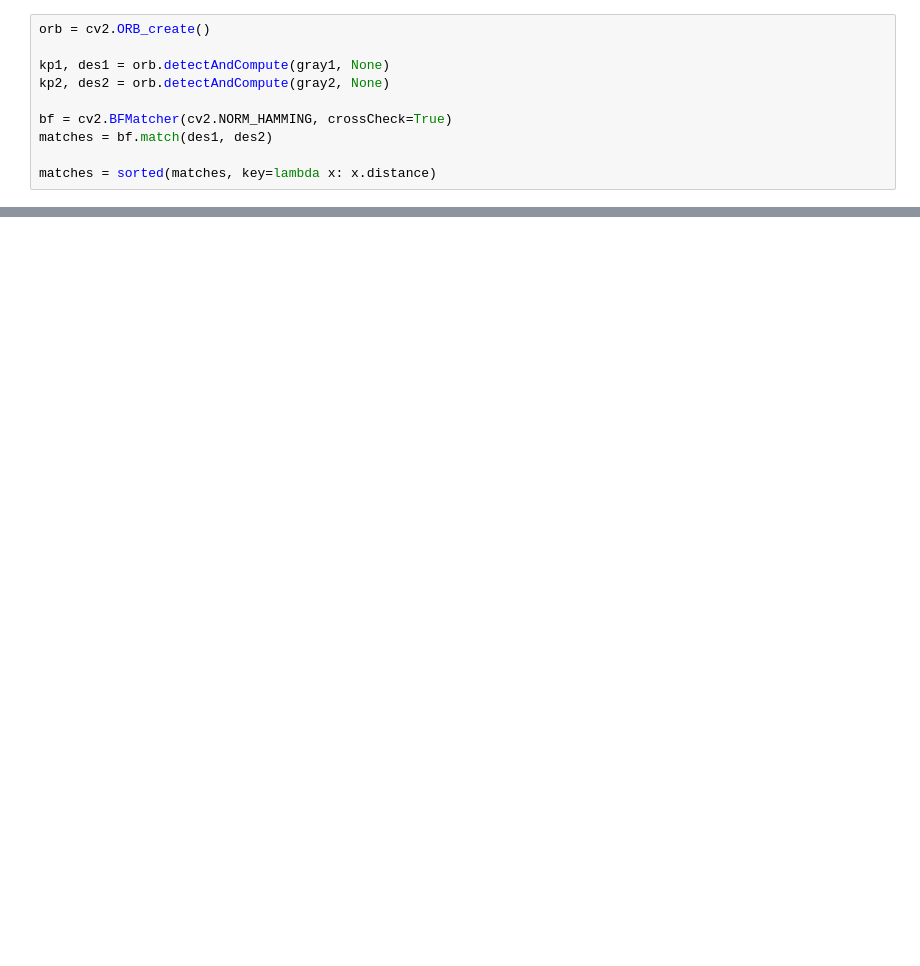
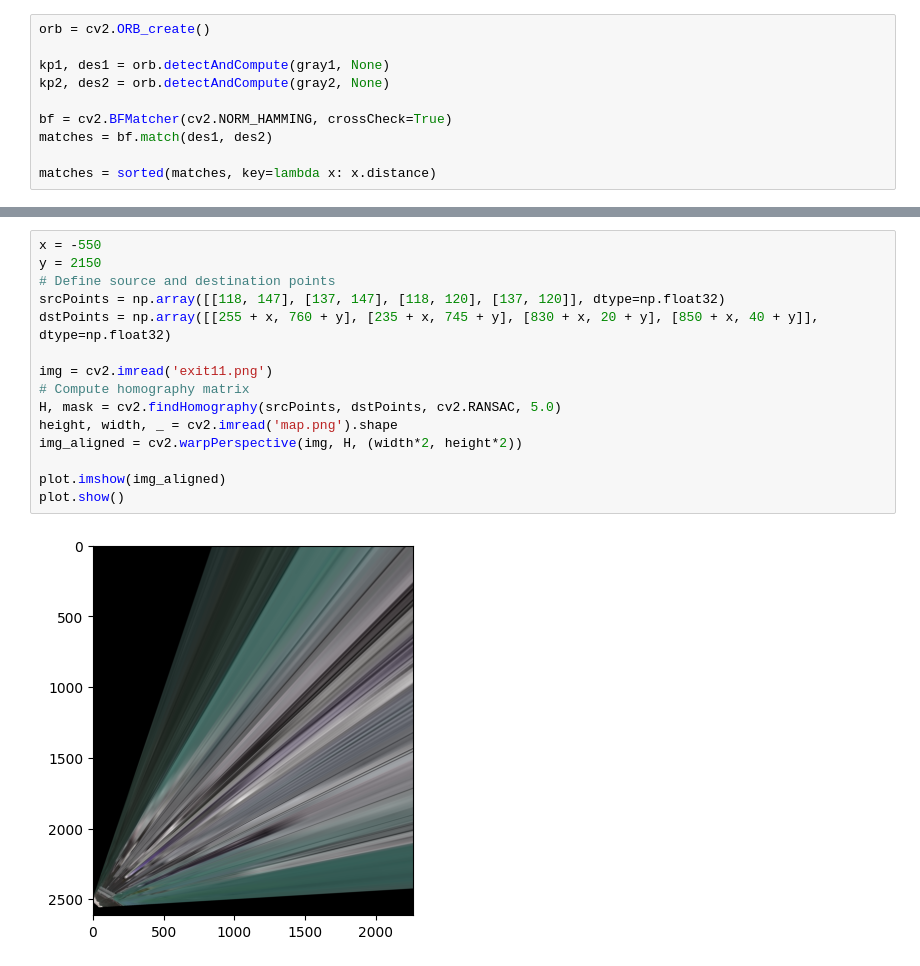
Before and after one commit to MicahMaphet/ai-osint-tracker, a Jupyter notebook: CameraMapper.ipynb, the cells around one changed output, grey strips where cells are left out. Cells and saved outputs as stored; diff of their text form; blank space fills up the shorter version.

```diff
--- a/CameraMapper.ipynb
+++ b/CameraMapper.ipynb
@@ -55,2 +44,19 @@ plot.show()
+# %%
+x = -550
+y = 2150
+# Define source and destination points
+srcPoints = np.array([[118, 147], [137, 147], [118, 120], [137, 120]], dtype=np.float32)
+dstPoints = np.array([[255 + x, 760 + y], [235 + x, 745 + y], [830 + x, 20 + y], [850 + x, 40 + y]], dtype=np.float32)
+
+img = cv2.imread('exit11.png')
+# Compute homography matrix
+H, mask = cv2.findHomography(srcPoints, dstPoints, cv2.RANSAC, 5.0)
+height, width, _ = cv2.imread('map.png').shape
+img_aligned = cv2.warpPerspective(img, H, (width*2, height*2))
+
+plot.imshow(img_aligned)
+plot.show()
+# %% [output]
+[figure, added]
 # %%
 cv2.imwrite('matches.png', img_matches)
```
Also changed, not shown: parts of 14 cells of this notebook.
